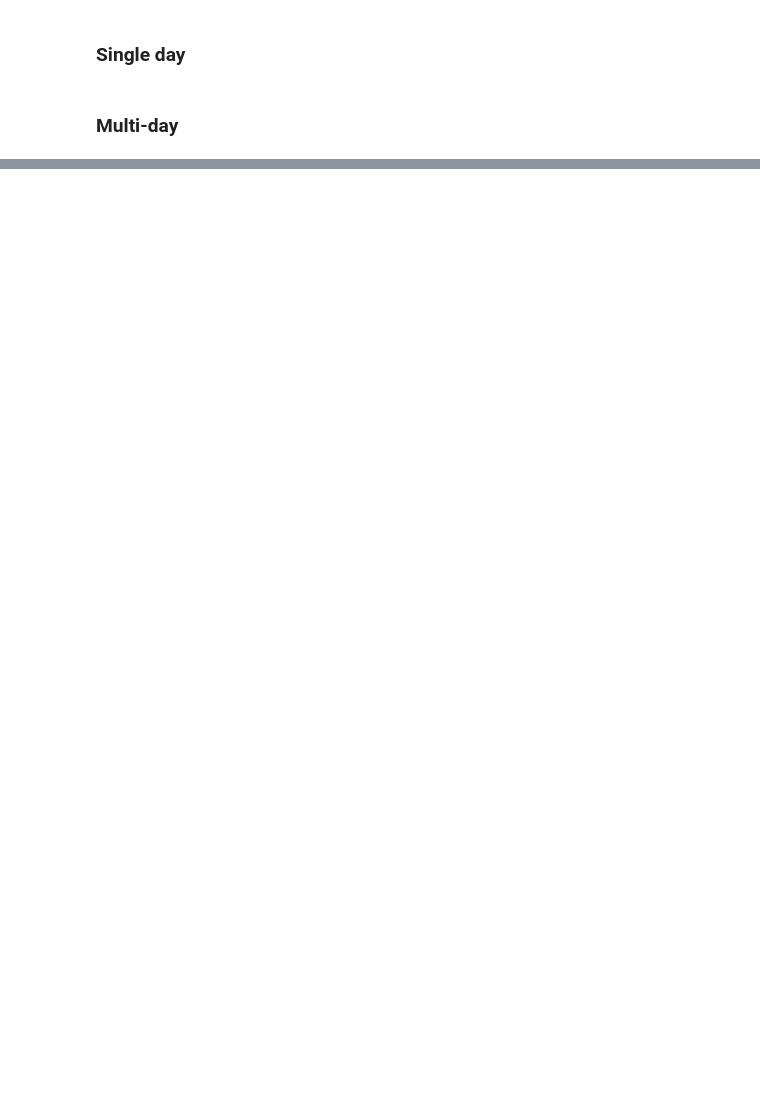
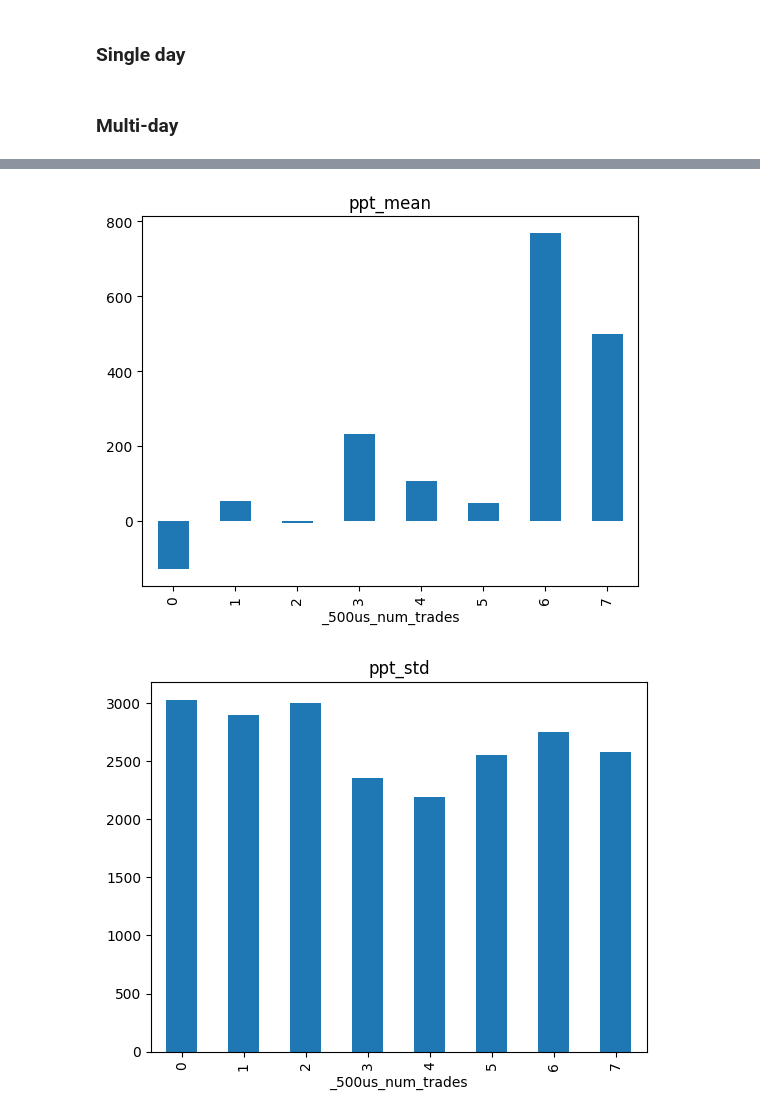
Before and after one commit to n-petit/lobster-tools, a Jupyter notebook: notebooks/08_etf_pipeline.ipynb, the cells around one changed output, grey strips where cells are left out. Drawn from its saved outputs; the diff is of its cells as text; code cells hidden in the pictures; blank space fills up the shorter version.

```diff
--- a/notebooks/08_etf_pipeline.ipynb
+++ b/notebooks/08_etf_pipeline.ipynb
@@ -263,0 +521,22 @@ etf_executions_features = append_features(etf_executions=etf_executions_neighbor
+# %%
+# | eval: false
+closing_prices = df.resample('D').transform('last').price
+# %%
+# | eval: false
+df["closing_price"] = closing_prices
+# %%
+# | eval: false
+df.eval("pnl_to_close = (closing_price - price) * 1e4 * direction", inplace=True)
+df.eval("hit_ratio = (pnl_to_close > 0)", inplace=True)
+# %%
+# | eval: false
+summary_statistics = df.groupby(by="_500us_num_trades").agg(ppt_mean=("pnl_to_close","mean"),ppt_std=("pnl_to_close","std"), hit_ratio=("hit_ratio","mean"))
+# %%
+# | eval: false
+import matplotlib.pyplot as plt
+for col in summary_statistics:
+    summary_statistics[col].plot(title=col, kind="bar")
+    plt.show()
+# %% [output]
+[figure, added]
+[figure, added]
```
Also changed, not shown: parts of 43 cells of this notebook, 3 other files.
